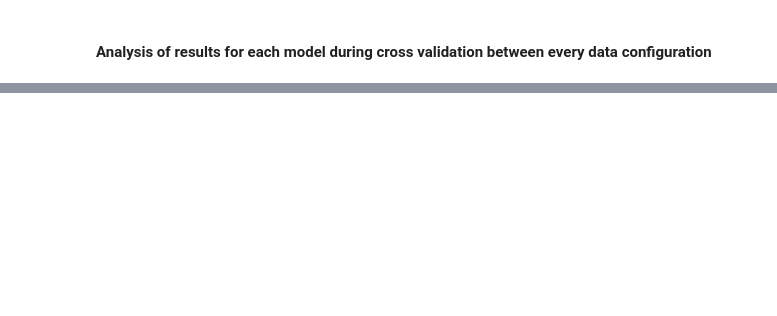
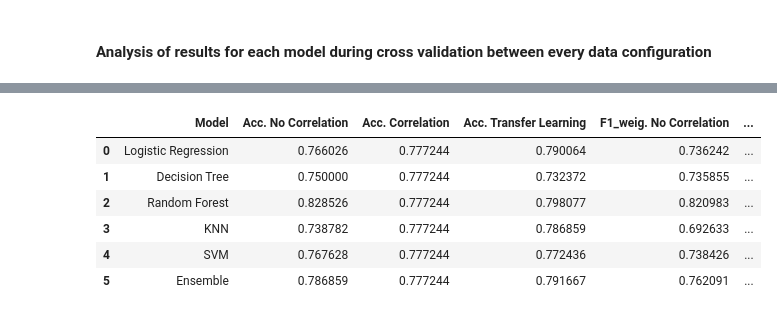
Before and after one commit to jlopetegui98/Hands-on-ML-Project, a Jupyter notebook: main.ipynb, the cells around one changed output, grey strips where cells are left out. Drawn from its saved outputs; the diff is of its cells as text; code cells hidden in the pictures; blank space fills up the shorter version.

```diff
--- a/main.ipynb
+++ b/main.ipynb
@@ -1017,7 +1032,7 @@ models = ['LogisticRegression', 'DecisionTreeClassifier', 'RandomForestClassifie
 best_models_clean = [models[i] for i in range(len(models))]
 
 best_estimators_selected_clean = [best_estimators_clean[0] for i in range(len(models))]
-evaluate_models(best_models_clean, best_estimators_selected_clean, test_images_clean, test_labels)
+acc_c, f1_w_c = evaluate_models(best_models_clean, best_estimators_selected_clean, test_images_clean, test_labels)
 # %% [output]
 Classification report for LogisticRegression
               precision    recall  f1-score   support
@@ -1039,6 +1054,8 @@ weighted avg       0.81      0.78      0.75       624
 # %%
 # evaluate the ensemble model on the test dataset
 y_pred_clean = ensemble_model(best_estimators_selected_clean, test_images_clean)
+acc_c.append(accuracy_score(y_pred_clean, test_labels))
+f1_w_c.append(f1_score(test_labels, y_pred_clean, average = 'weighted'))
 print(classification_report(test_labels, y_pred_clean, target_names=['Normal', 'Pneumonia']))
 # %% [output]
               precision    recall  f1-score   support
@@ -1305,8 +1252,8 @@ plot_cv_results(models, cv_results_tl, best_scores_tl)
 # %%
 # evaluate the best models obtained for training data with correlation analysis on the test dataset
-best_models_tl = [models[i] for i in [0, 2, 4]]
-best_estimators_selected_tl = [best_estimators_tl[i] for i in [0, 2, 4]]
-evaluate_models(best_models_tl, best_estimators_selected_tl, test_embeddings, test_labels)
+best_models_tl = [models[i] for i in range(len(models))]
+best_estimators_selected_tl = [best_estimators_tl[i] for i in range(len(models))]
+acc_tl, f1_w_tl = evaluate_models(best_models_tl, best_estimators_selected_tl, test_embeddings, test_labels)
 # %% [output]
 Classification report for LogisticRegression
               precision    recall  f1-score   support
@@ -1328,4 +1275,6 @@ weighted avg       0.80      0.78      0.76       624
 # %%
 # evaluate the ensemble model on the test dataset
 y_pred_tl = ensemble_model(best_estimators_selected_tl, test_embeddings)
+acc_tl.append(accuracy_score(y_pred_tl, test_labels))
+f1_w_tl.append(f1_score(test_labels, y_pred_tl, average = 'weighted'))
 print(classification_report(test_labels, y_pred_tl, target_names=['Normal', 'Pneumonia']))
@@ -1351,8 +1307,19 @@ scores
 # %%
 # create dataframe with the results for every pipeline over the test dataset (scores)
-scores_test = pd.DataFrame(columns=['Model', 'No Correlation', 'Correlation', 'Transfer Learning'])
+scores_test = pd.DataFrame(columns=['Model', 'Acc. No Correlation', 'Acc. Correlation', 'Acc. Transfer Learning', 'F1_weig. No Correlation', 'F1_weig. Correlation', 'F1_weig. Transfer Learning'])
 scores_test['Model'] = ['Logistic Regression', 'Decision Tree', 'Random Forest', 'KNN', 'SVM', 'Ensemble']
-scores_test['No Correlation'] = [0.83, 0.77, 0.81, 0.79, 0.83, 0.84]
-scores_test['Correlation'] = [0.83, 0.77, 0.81, 0.79, 0.83, 0.84]
-scores_test['Transfer Learning'] = [0.83, 0.77, 0.81, 0.79, 0.83, 0.84]
+scores_test['Acc. No Correlation'] = acc_nc
+scores_test['Acc. Correlation'] = acc_c
+scores_test['Acc. Transfer Learning'] = acc_tl
+scores_test['F1_weig. No Correlation'] = f1_w_nc
+scores_test['F1_weig. Correlation'] =f1_w_c
+scores_test['F1_weig. Transfer Learning'] = f1_w_tl
 scores_test
+# %% [output]
+|  | Model | Acc. No Correlation | Acc. Correlation | Acc. Transfer Learning | F1_weig. No Correlation | ... |
+| 0 | Logistic Regression | 0.766026 | 0.777244 | 0.790064 | 0.736242 | ... |
+| 1 | Decision Tree | 0.750000 | 0.777244 | 0.732372 | 0.735855 | ... |
+| 2 | Random Forest | 0.828526 | 0.777244 | 0.798077 | 0.820983 | ... |
+| 3 | KNN | 0.738782 | 0.777244 | 0.786859 | 0.692633 | ... |
+| 4 | SVM | 0.767628 | 0.777244 | 0.772436 | 0.738426 | ... |
+| 5 | Ensemble | 0.786859 | 0.777244 | 0.791667 | 0.762091 | ... |
```
Also changed, not shown: parts of 33 cells of this notebook.
